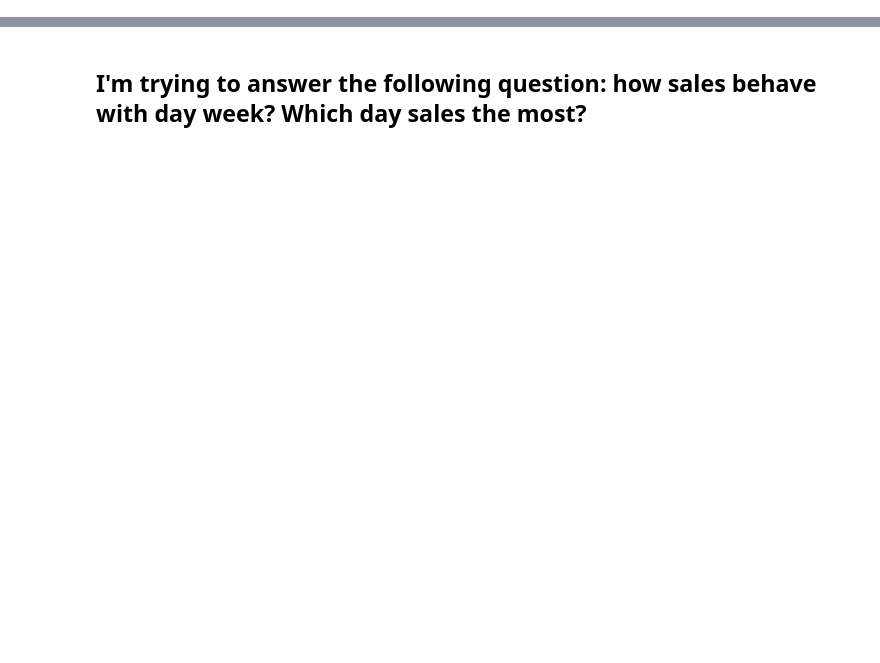
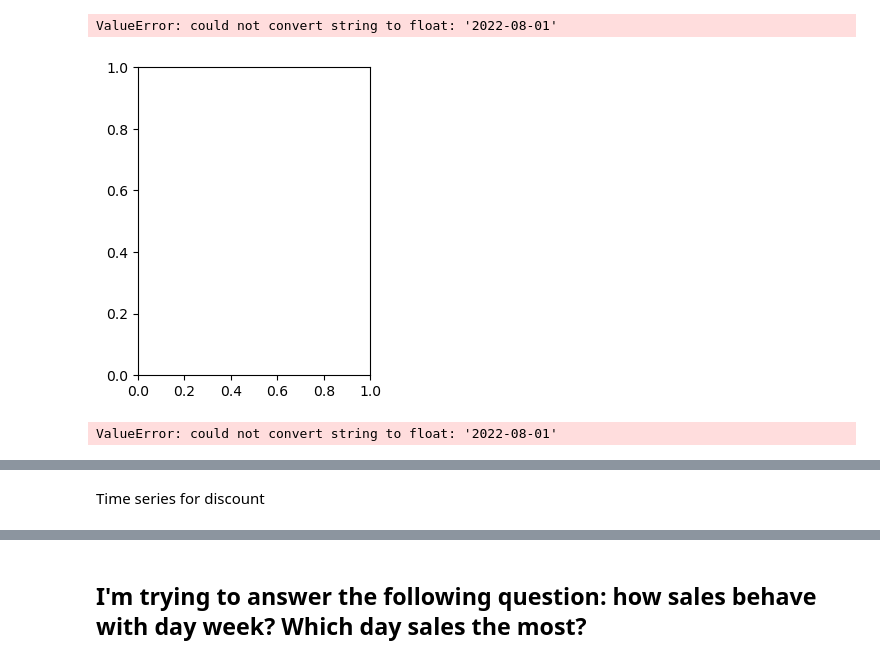
Before and after one commit to drica-monteiro/my_repository, a Jupyter notebook: teste.ipynb, the cells around one changed output, grey strips where cells are left out. Cells and saved outputs as stored; diff of their text form; code cells hidden in the pictures; blank space fills up the shorter version.

```diff
--- a/teste.ipynb
+++ b/teste.ipynb
@@ -11,3 +14,16 @@ pd.set_option('display.max_colwidth', None)  #mostrar a grossura máxima das col
+# %%
+fig, ax = plt.subplots(figsize=(3,4))
+cluster = hierarchy.dendrogram(hierarchy.complete(df2), ax=ax, color_threshold=5)
+plt.show()
+# %% [output]
+ValueError: could not convert string to float: '2022-08-01'
+[figure, added]
+# %%
+n_clusters = 2
+km_2 = KMeans(n_clusters=n_clusters, n_init=20)
+km_2.fit(df2)
+# %% [output]
+ValueError: could not convert string to float: '2022-08-01'
 # %%
 df = pd.read_excel('teste2.xlsx')
 df.to_csv('agorafoi.csv')
@@ -27,3 +43,5 @@ df2
 | 7 | 2022-10-04 | LGPKG-1139792 | 2778975 | Aéreo de São Paulo | Aéreo ida e volta | Quarto Duplo ... | Pacote de Viagem - Lisboa + Porto... | ... |
 | 8 | 2022-10-04 | LGPKG-1139792 | 2778974 | Aéreo do Rio de Janeiro | Aéreo ida e volta | Quarto Duplo ... | Pacote de Viagem - Lisboa + Porto... | ... |
 | 9 | 2022-10-08 | LGPKG-1139792 | 2778975 | Aéreo de São Paulo | Aéreo ida e volta | Quarto Duplo ... | Pacote de Viagem - Lisboa + Porto... | ... |
+# %% [markdown]
+Time series for discount
```
Also changed, not shown: parts of 12 cells of this notebook.
